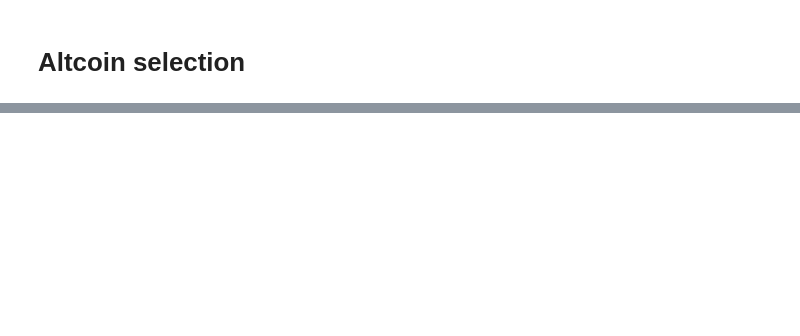
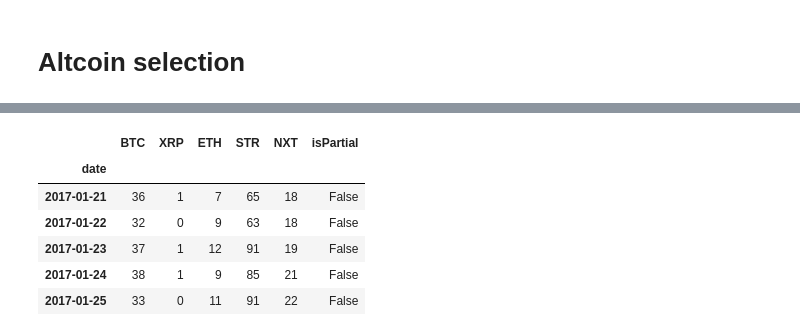
Before and after one commit to arashash/BitPredict, a Jupyter notebook: Classification/classifyTomorrowChange.ipynb, the cells around one changed output, grey strips where cells are left out. Cells and saved outputs as stored; diff of their text form; code cells hidden in the pictures; blank space fills up the shorter version.

Commit message:
google trend api tested

```diff
--- a/Classification/classifyTomorrowChange.ipynb
+++ b/Classification/classifyTomorrowChange.ipynb
@@ -687,0 +737,16 @@ display(df_results.sort_values(by='test_score', ascending=False))
+# %%
+from pytrends.request import TrendReq
+pytrends = TrendReq(hl='en-US', tz=360)
+kw_list = ['BTC', 'XRP', 'ETH', 'STR', 'NXT']
+pytrends.build_payload(kw_list, cat=0, timeframe='2016-12-14 2017-01-25', geo='', gprop='')
+interests = pytrends.interest_over_time()
+
+interests.tail()
+# %% [output]
+|  | BTC | XRP | ETH | STR | NXT | isPartial |
+| date |  |  |  |  |  |  |
+| 2017-01-21 | 36 | 1 | 7 | 65 | 18 | False |
+| 2017-01-22 | 32 | 0 | 9 | 63 | 18 | False |
+| 2017-01-23 | 37 | 1 | 12 | 91 | 19 | False |
+| 2017-01-24 | 38 | 1 | 9 | 85 | 21 | False |
+| 2017-01-25 | 33 | 0 | 11 | 91 | 22 | False |
```
Also changed, not shown: parts of 4 cells of this notebook.
